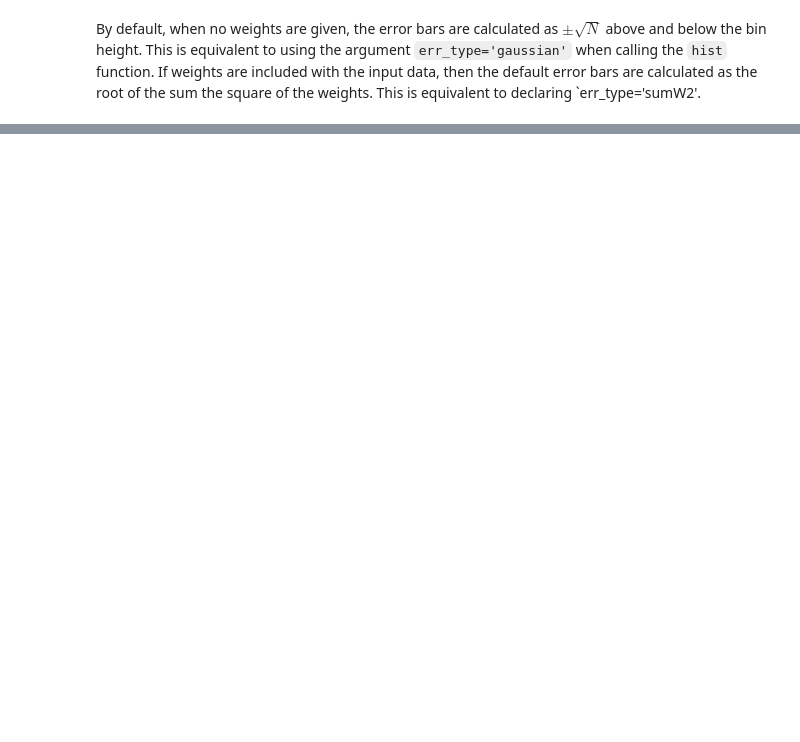
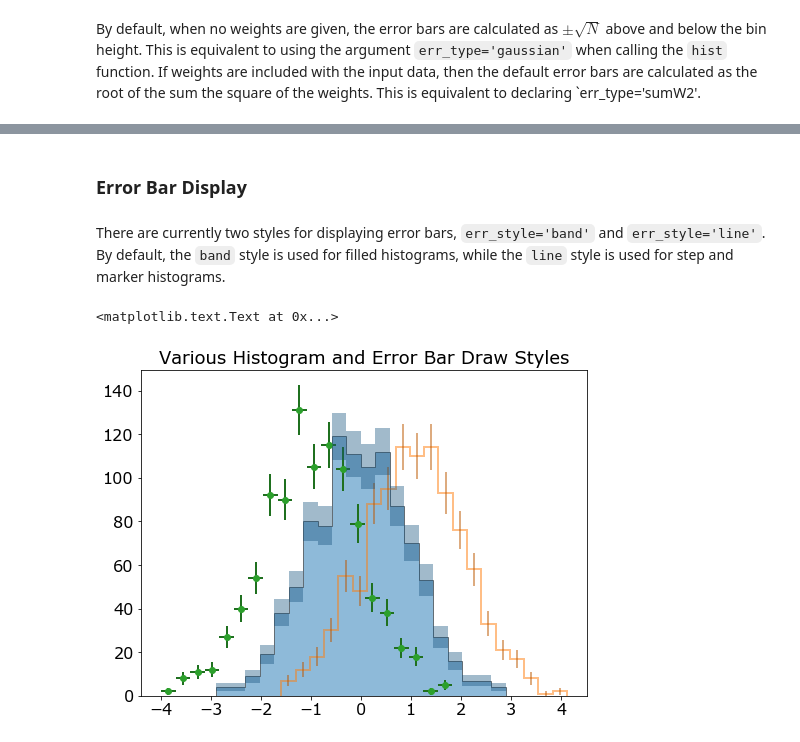
Before and after one commit to pollackscience/histogram_plus, a Jupyter notebook: source/_static/errorbars.ipynb, the cells around one changed output, grey strips where cells are left out. Drawn from its saved outputs; the diff is of its cells as text; code cells hidden in the pictures; blank space fills up the shorter version.

```diff
--- a/source/_static/errorbars.ipynb
+++ b/source/_static/errorbars.ipynb
@@ -38,0 +40,15 @@ plt.title('Error Bars for Weighted Histogram, sqrt(N)')
+# %% [markdown]
+### Error Bar Display
+# %% [markdown]
+There are currently two styles for displaying error bars, `err_style='band'` and `err_style='line'`.  By default, the `band` style is used for filled histograms, while the `line` style is used for step and marker histograms.
+# %%
+data2 = np.random.normal(1,1, size=1000)
+data3 = np.random.normal(-1,1, size=1000)
+
+_ = hist(data, bins=20, errorbars=True)
+_ = hist(data2, bins=20, errorbars=True, histtype='step')
+_ = hist(data3, bins=20, errorbars=True, histtype='marker')
+plt.title('Various Histogram and Error Bar Draw Styles')
+# %% [output]
+<matplotlib.text.Text at 0x...>
+[figure, added]
```
Also changed, not shown: parts of 12 cells of this notebook, 6 other files.
